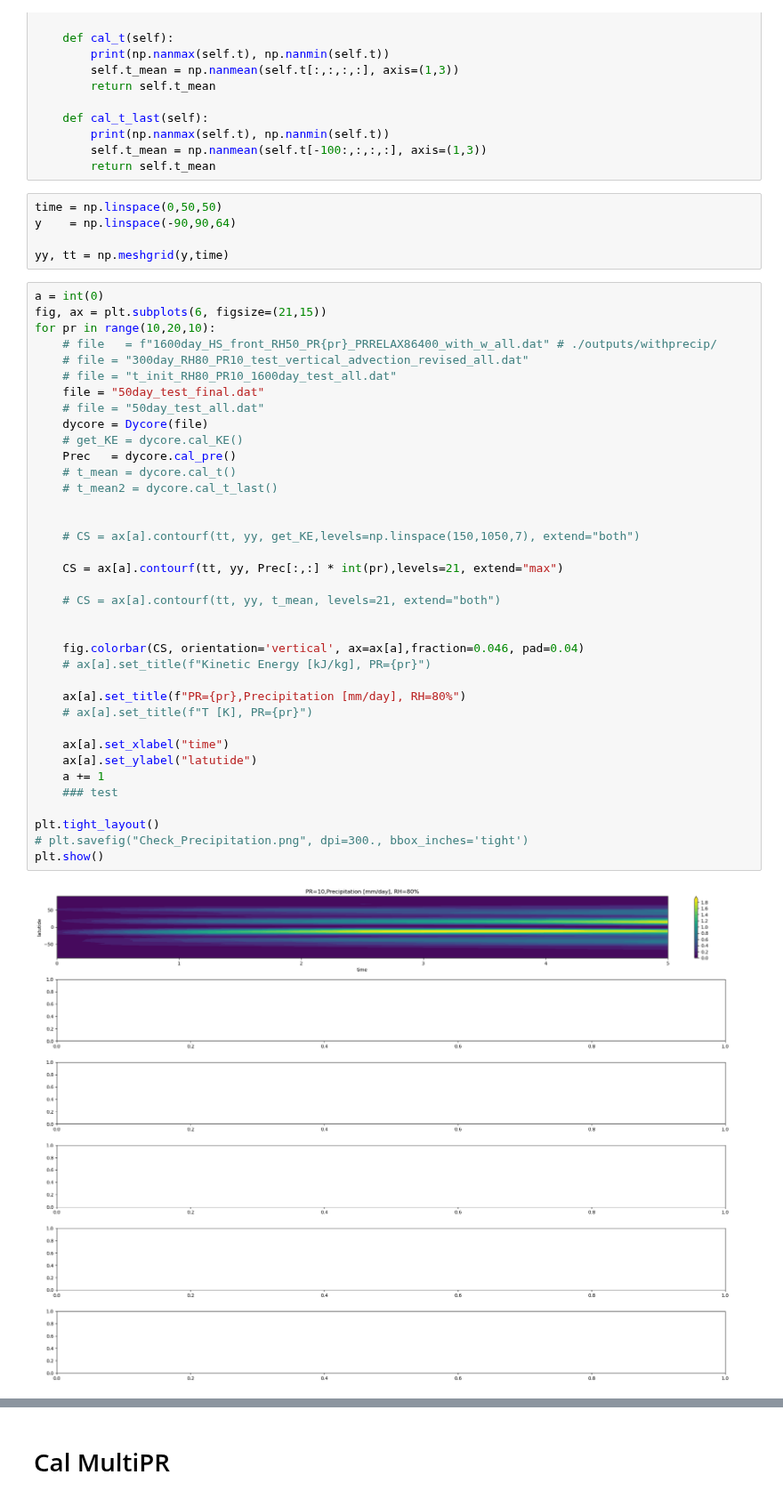
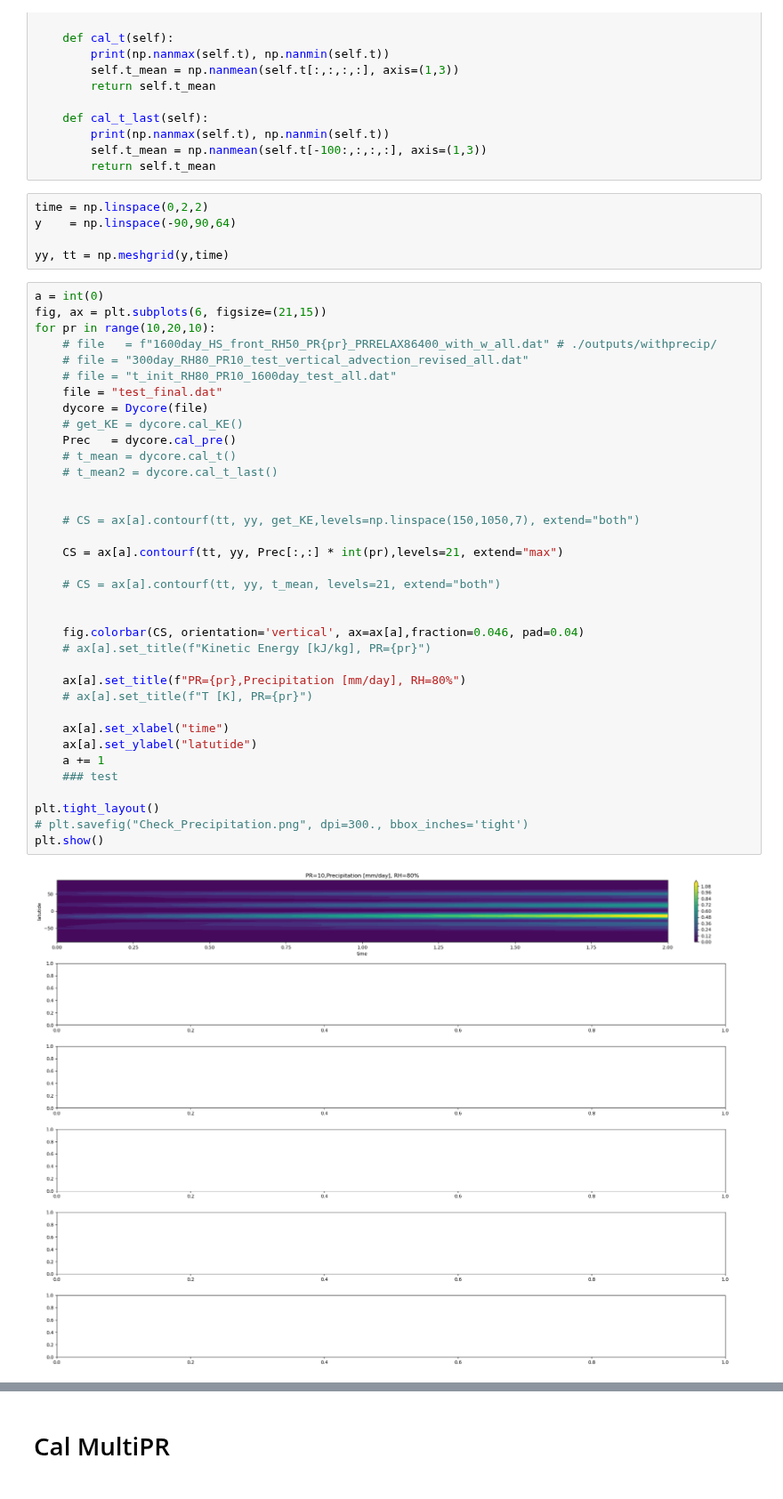
Before and after one commit to PeterChang1023/Dycore_Master, a Jupyter notebook: dycore/IdealizeSpetral.jl/exp/HSt42/check_spinupday.ipynb, the cells around one changed output, grey strips where cells are left out. Shown at 89% size. Drawn from its saved outputs; the diff is of its cells as text.

```diff
--- a/dycore/IdealizeSpetral.jl/exp/HSt42/check_spinupday.ipynb
+++ b/dycore/IdealizeSpetral.jl/exp/HSt42/check_spinupday.ipynb
@@ -123,7 +123,7 @@ class Dycore:
         self.t_mean = np.nanmean(self.t[-100:,:,:,:], axis=(1,3))
         return self.t_mean
 # %%
-time = np.linspace(0,50,50)
+time = np.linspace(0,2,2)
 y    = np.linspace(-90,90,64)
 
 yy, tt = np.meshgrid(y,time)
@@ -134,38 +134,37 @@ for pr in range(10,20,10):
     # file   = f"1600day_HS_front_RH50_PR{pr}_PRRELAX86400_with_w_all.dat" # ./outputs/withprecip/
     # file = "300day_RH80_PR10_test_vertical_advection_revised_all.dat"
     # file = "t_init_RH80_PR10_1600day_test_all.dat"
-    file = "50day_test_final.dat"
-    # file = "50day_test_all.dat"
+    file = "test_final.dat"
     dycore = Dycore(file)
     # get_KE = dycore.cal_KE()
     Prec   = dycore.cal_pre()
     # t_mean = dycore.cal_t()
     # t_mean2 = dycore.cal_t_last()
 
 
     # CS = ax[a].contourf(tt, yy, get_KE,levels=np.linspace(150,1050,7), extend="both")
 
     CS = ax[a].contourf(tt, yy, Prec[:,:] * int(pr),levels=21, extend="max")
 
     # CS = ax[a].contourf(tt, yy, t_mean, levels=21, extend="both")
 
 
     fig.colorbar(CS, orientation='vertical', ax=ax[a],fraction=0.046, pad=0.04)
     # ax[a].set_title(f"Kinetic Energy [kJ/kg], PR={pr}")
 
     ax[a].set_title(f"PR={pr},Precipitation [mm/day], RH=80%")
     # ax[a].set_title(f"T [K], PR={pr}")
 
     ax[a].set_xlabel("time")
     ax[a].set_ylabel("latutide")
     a += 1
     ### test
 
 plt.tight_layout()
 # plt.savefig("Check_Precipitation.png", dpi=300., bbox_inches='tight')
 plt.show()
 # %% [output]
-[figure, old version]
+[figure, new version]
 # %%
 ### cooridate
 x  = np.linspace(-180,180,128)
```
Also changed, not shown: parts of 11 cells of this notebook, 3 other files.
